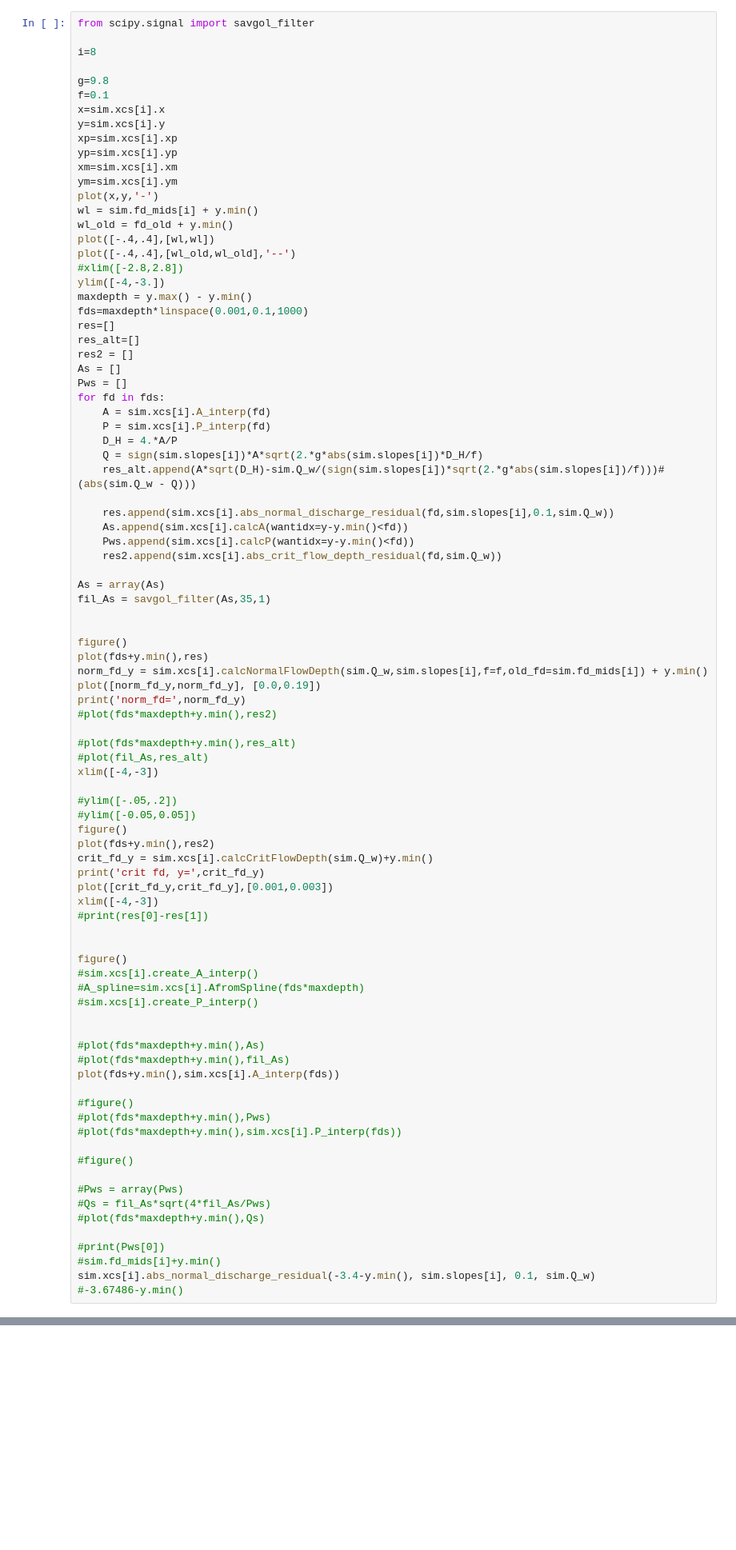
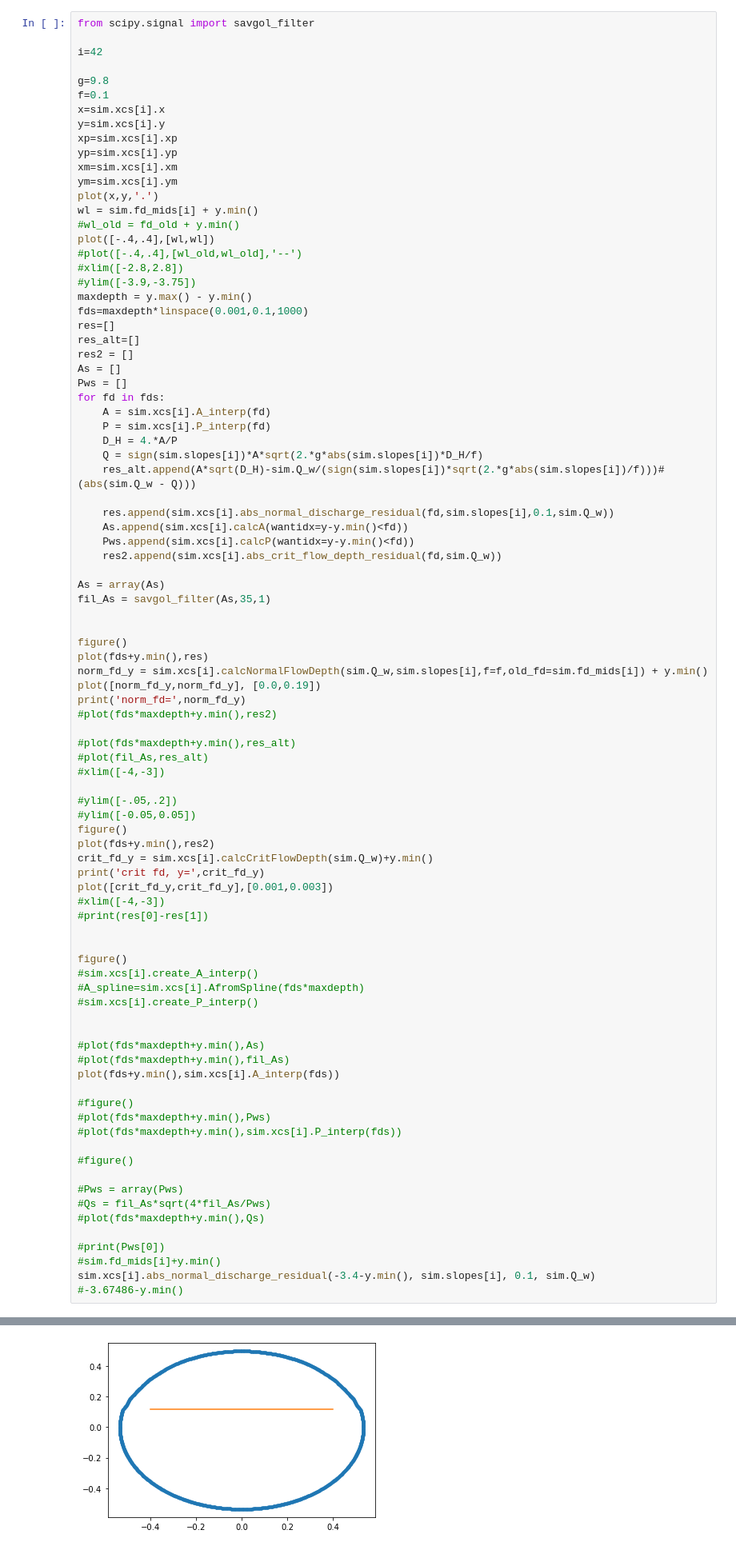
Before and after one commit to CovingtonResearchGroup/champ, a Jupyter notebook: CO2_1D_test.ipynb, the cells around one changed output, grey strips where cells are left out. Shown at 80% size. Cells and saved outputs as stored; diff of their text form; blank space fills up the shorter version.

```diff
--- a/CO2_1D_test.ipynb
+++ b/CO2_1D_test.ipynb
@@ -165,7 +194,7 @@ for i in arange(n-1):
 # %%
 from scipy.signal import savgol_filter
 
-i=8
+i=42
 
 g=9.8
 f=0.1
@@ -175,13 +204,13 @@ xp=sim.xcs[i].xp
 yp=sim.xcs[i].yp
 xm=sim.xcs[i].xm
 ym=sim.xcs[i].ym
-plot(x,y,'-')
+plot(x,y,'.')
 wl = sim.fd_mids[i] + y.min()
-wl_old = fd_old + y.min()
+#wl_old = fd_old + y.min()
 plot([-.4,.4],[wl,wl])
-plot([-.4,.4],[wl_old,wl_old],'--')
+#plot([-.4,.4],[wl_old,wl_old],'--')
 #xlim([-2.8,2.8])
-ylim([-4,-3.])
+#ylim([-3.9,-3.75])
 maxdepth = y.max() - y.min()
 fds=maxdepth*linspace(0.001,0.1,1000)
 res=[]
@@ -214,7 +243,7 @@ print('norm_fd=',norm_fd_y)
 
 #plot(fds*maxdepth+y.min(),res_alt)
 #plot(fil_As,res_alt)
-xlim([-4,-3])
+#xlim([-4,-3])
 
 #ylim([-.05,.2])
 #ylim([-0.05,0.05])
@@ -223,7 +252,7 @@ plot(fds+y.min(),res2)
 crit_fd_y = sim.xcs[i].calcCritFlowDepth(sim.Q_w)+y.min()
 print('crit fd, y=',crit_fd_y)
 plot([crit_fd_y,crit_fd_y],[0.001,0.003])
-xlim([-4,-3])
+#xlim([-4,-3])
 #print(res[0]-res[1])
 
 
@@ -251,3 +280,4 @@ plot(fds+y.min(),sim.xcs[i].A_interp(fds))
 #sim.fd_mids[i]+y.min()
 sim.xcs[i].abs_normal_discharge_residual(-3.4-y.min(), sim.slopes[i], 0.1, sim.Q_w)
 #-3.67486-y.min()
+# %% [output]
@@ -253,0 +290 @@ sim.xcs[i].abs_normal_discharge_residual(-3.4-y.min(), sim.slopes[i], 0.1, sim.Q
+[figure, added]
```
Also changed, not shown: parts of 9 cells of this notebook.
